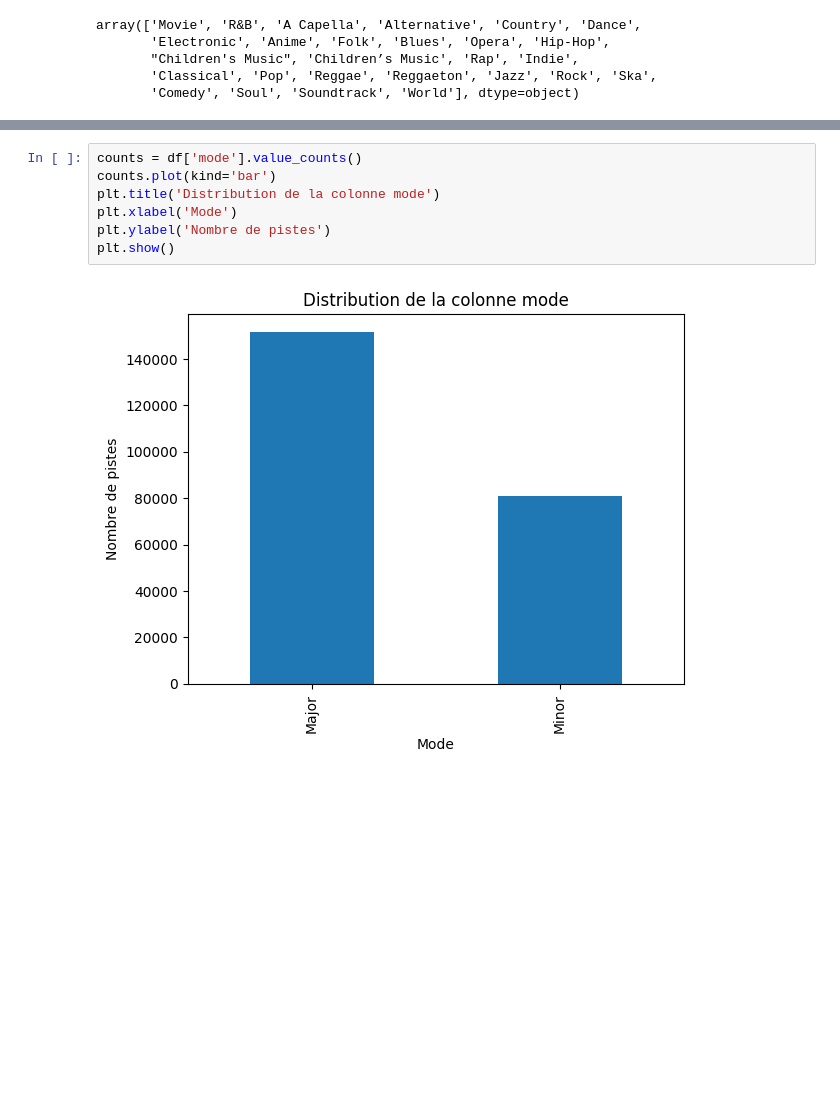
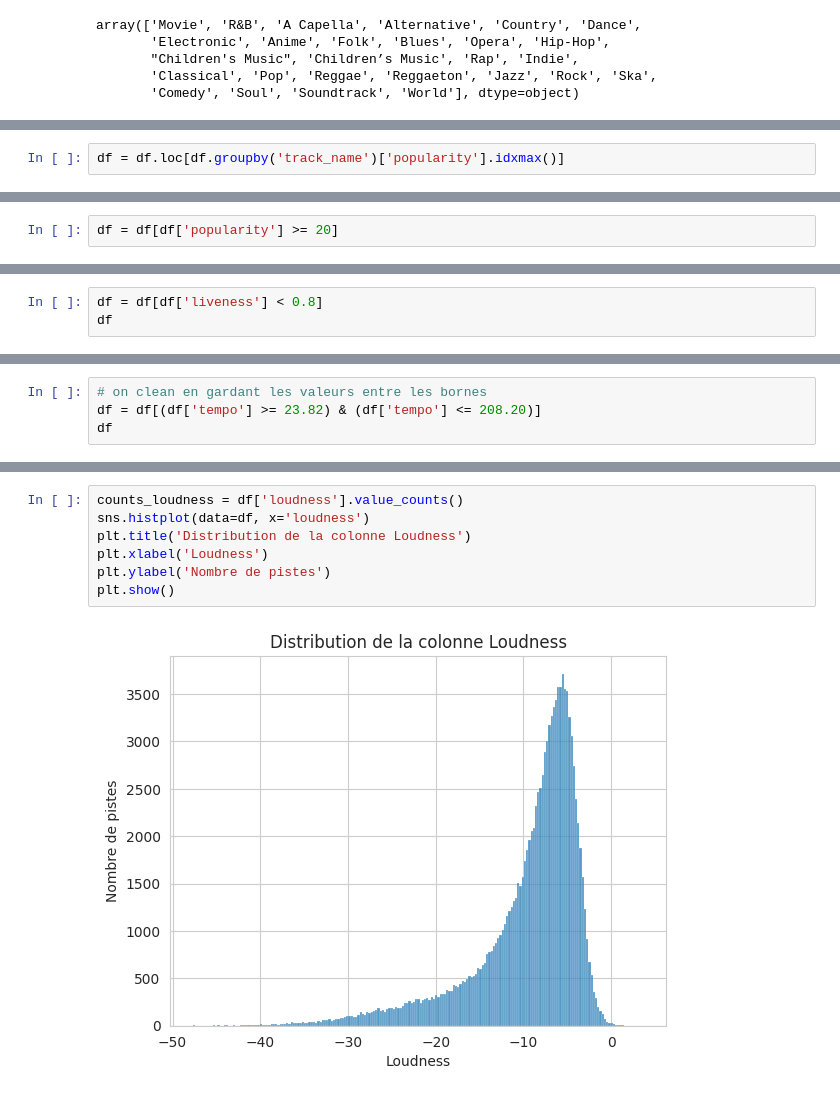
Before and after one commit to HassanSaleban/MoodiFy, a Jupyter notebook: df.ipynb, the cells around one changed output, grey strips where cells are left out. Cells and saved outputs as stored; diff of their text form; blank space fills up the shorter version.

```diff
--- a/df.ipynb
+++ b/df.ipynb
@@ -196,0 +392,2 @@ colonnes_cat
+# %%
+df = df.loc[df.groupby('track_name')['popularity'].idxmax()]
@@ -196,0 +396,2 @@ colonnes_cat
+# %%
+df = df[df['popularity'] >= 20]
@@ -196,0 +478,3 @@ colonnes_cat
+# %%
+df = df[df['liveness'] < 0.8]
+df
@@ -196,0 +522,4 @@ colonnes_cat
+# %%
+# on clean en gardant les valeurs entre les bornes
+df = df[(df['tempo'] >= 23.82) & (df['tempo'] <= 208.20)]
+df
@@ -197,9 +558,9 @@ colonnes_cat
 # %%
-counts = df['mode'].value_counts()
-counts.plot(kind='bar')
-plt.title('Distribution de la colonne mode')
-plt.xlabel('Mode')
+counts_loudness = df['loudness'].value_counts()
+sns.histplot(data=df, x='loudness')
+plt.title('Distribution de la colonne Loudness')
+plt.xlabel('Loudness')
 plt.ylabel('Nombre de pistes')
 plt.show()
 # %% [output]
-[figure, old version]
+[figure, new version]
```
Also changed, not shown: parts of 109 cells of this notebook.
